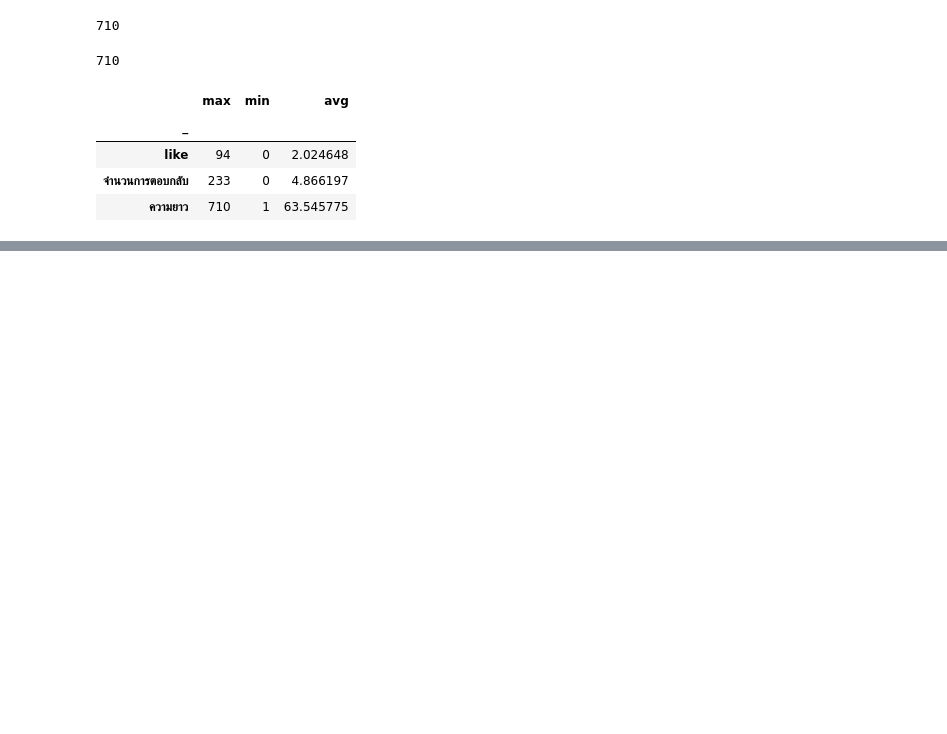
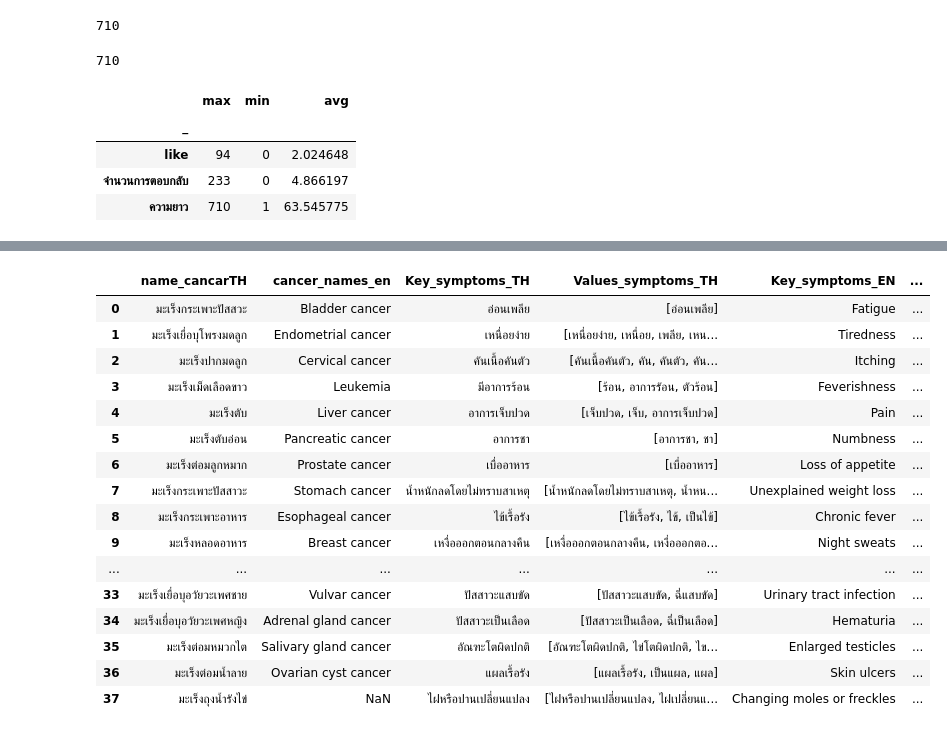
Before and after one commit to MOOwuttichai/Cancer_Social_Listening, a Jupyter notebook: descriptive.ipynb, the cells around one changed output, grey strips where cells are left out. Cells and saved outputs as stored; diff of their text form; code cells hidden in the pictures; blank space fills up the shorter version.

```diff
--- a/descriptive.ipynb
+++ b/descriptive.ipynb
@@ -66,0 +63,6 @@ KeyError: 3
+# %%
+name_cancar = ['มะเร็งกระเพาะปัสสวะ','มะเร็งเยื่อบุโพรงมดลูก','มะเร็งปากมดลูก','มะเร็งเม็ดเลือดขาว','มะเร็งตับ','มะเร็งตับอ่อน','มะเร็งต่อมลูกหมาก','มะเร็งกระเพาะปัสสาวะ','มะเร็งกระเพาะอาหาร'
+,'มะเร็งหลอดอาหาร','มะเร็งเต้านม','มะเร็งปอด','มะเร็งลำไส้ใหญ่','มะเร็งรังไข่','มะเร็งช่องปาก','มะเร็งต่อมไทรอยด์','มะเร็งต่อมน้ำเหลือง','มะเร็งสมอง','มะเร็งผิวหนัง','มะเร็งลำไส้'
+,'มะเร็งท่อน้ำดี',"มะเร็งลำไส้ใหญ่และทวารหนัก","มะเร็งผิวหนังชนิดเมลาโนมา","มะเร็งต่อมน้ำเหลืองชนิดนอนฮอดจ์กิน","มะเร็งเม็ดเลือดขาวชนิดเฉียบพลัน","มะเร็งกระดูก","มะเร็งสมองและระบบประสาทกลาง","มะเร็งไต",
+"มะเร็งมดลูก","มะเร็งถุงน้ำดี","มะเร็งกระดูกสันหลัง","มะเร็งลูกตา","มะเร็งเยื่อบุช่องคลอด","มะเร็งเยื่อบุอวัยวะเพศชาย","มะเร็งเยื่อบุอวัยวะเพศหญิง","มะเร็งต่อมหมวกไต","มะเร็งต่อมน้ำลาย","มะเร็งถุงน้ำรังไข่"
+]
@@ -66,0 +243,31 @@ KeyError: 3
+# %%
+data_value_TH = pd.DataFrame()
+data_value_EN = pd.DataFrame()
+data_symptoms_TH= pd.DataFrame(list(symptoms.items()), columns=['Key_symptoms_TH', 'Values_symptoms_TH'])
+data_symptoms_EN= pd.DataFrame(list(cancer_symptoms_en.items()), columns=['Key_symptoms_EN', 'Valuessymptoms_EN'])
+data_value_TH['name_cancarTH'] = name_cancar
+data_value_EN['cancer_names_en'] = cancer_names_en
+list_100 = list(range(0,100))
+all_data['index'] = list_100
+all_data = all_data.join(data_value_EN)
+all_data = all_data.join(data_symptoms_TH)
+all_data = all_data.join(data_symptoms_EN)
+all_data
+# %% [output]
+|  | name_cancarTH | cancer_names_en | Key_symptoms_TH | Values_symptoms_TH | Key_symptoms_EN | ... |
+| 0 | มะเร็งกระเพาะปัสสวะ | Bladder cancer | อ่อนเพลีย | [อ่อนเพลีย] | Fatigue | ... |
+| 1 | มะเร็งเยื่อบุโพรงมดลูก | Endometrial cancer | เหนื่อยง่าย | [เหนื่อยง่าย, เหนื่อย, เพลีย, เหน... | Tiredness | ... |
+| 2 | มะเร็งปากมดลูก | Cervical cancer | คันเนื้อคันตัว | [คันเนื้อคันตัว, คัน, คันตัว, คัน... | Itching | ... |
+| 3 | มะเร็งเม็ดเลือดขาว | Leukemia | มีอาการร้อน | [ร้อน, อาการรัอน, ตัวร้อน] | Feverishness | ... |
+| 4 | มะเร็งตับ | Liver cancer | อาการเจ็บปวด | [เจ็บปวด, เจ็บ, อาการเจ็บปวด] | Pain | ... |
+| 5 | มะเร็งตับอ่อน | Pancreatic cancer | อาการชา | [อาการชา, ชา] | Numbness | ... |
+| 6 | มะเร็งต่อมลูกหมาก | Prostate cancer | เบื่ออาหาร | [เบื่ออาหาร] | Loss of appetite | ... |
+| 7 | มะเร็งกระเพาะปัสสาวะ | Stomach cancer | น้ำหนักลดโดยไม่ทราบสาเหตุ | [น้ำหนักลดโดยไม่ทราบสาเหตุ, น้ำหน... | Unexplained weight loss | ... |
+| 8 | มะเร็งกระเพาะอาหาร | Esophageal cancer | ไข้เรื้อรัง | [ไข้เรื้อรัง, ไข้, เป็นไข้] | Chronic fever | ... |
+| 9 | มะเร็งหลอดอาหาร | Breast cancer | เหงื่อออกตอนกลางคืน | [เหงื่อออกตอนกลางคืน, เหงื่อออกตอ... | Night sweats | ... |
+| ... | ... | ... | ... | ... | ... | ... |
+| 33 | มะเร็งเยื่อบุอวัยวะเพศชาย | Vulvar cancer | ปัสสาวะแสบขัด | [ปัสสาวะแสบขัด, ฉี่แสบขัด] | Urinary tract infection | ... |
+| 34 | มะเร็งเยื่อบุอวัยวะเพศหญิง | Adrenal gland cancer | ปัสสาวะเป็นเลือด | [ปัสสาวะเป็นเลือด, ฉี่เป็นเลือด] | Hematuria | ... |
+| 35 | มะเร็งต่อมหมวกไต | Salivary gland cancer | อัณฑะโตผิดปกติ | [อัณฑะโตผิดปกติ, ไข่โตผิดปกติ, ไข... | Enlarged testicles | ... |
+| 36 | มะเร็งต่อมน้ำลาย | Ovarian cyst cancer | แผลเรื้อรัง | [แผลเรื้อรัง, เป็นแผล, แผล] | Skin ulcers | ... |
+| 37 | มะเร็งถุงน้ำรังไข่ | NaN | ไฝหรือปานเปลี่ยนแปลง | [ไฝหรือปานเปลี่ยนแปลง, ไฝเปลี่ยนแ... | Changing moles or freckles | ... |
```
Also changed, not shown: parts of 7 cells of this notebook.
